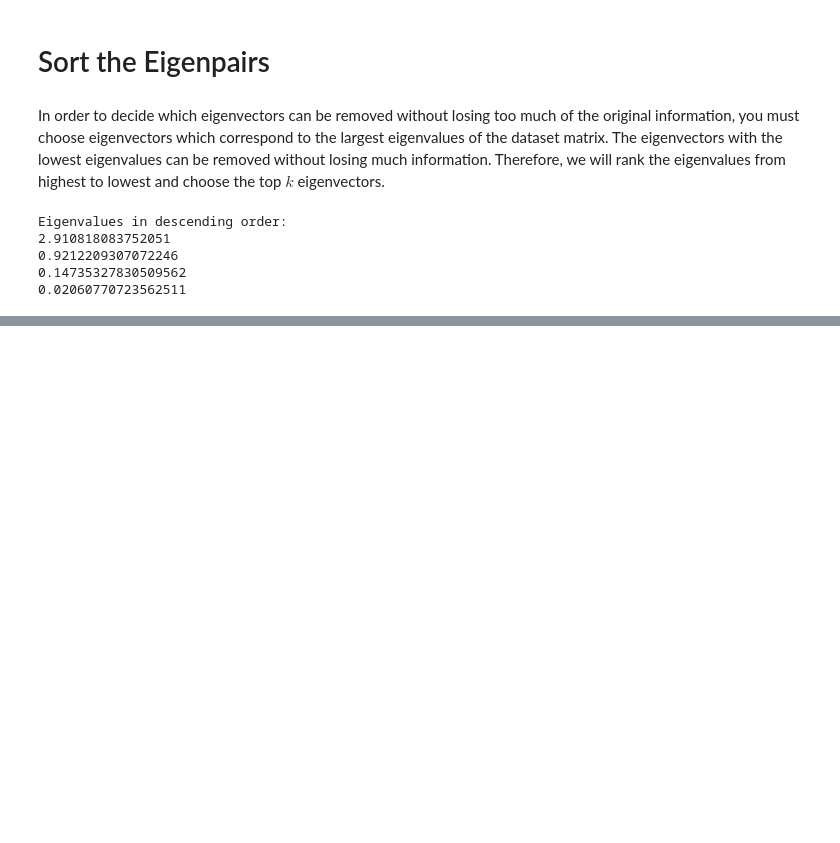
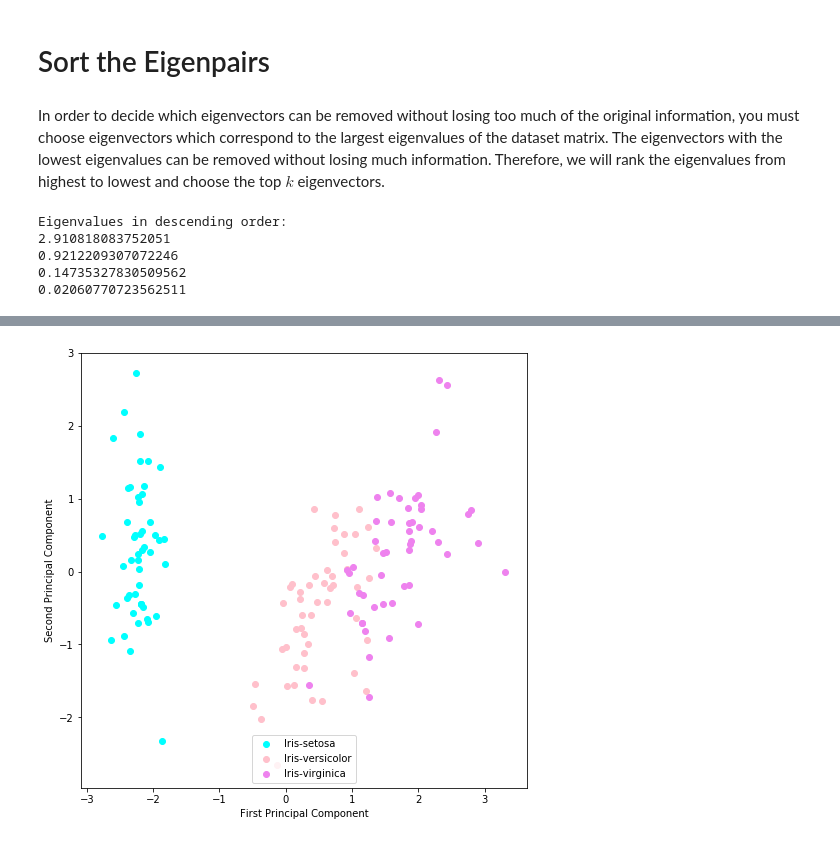
Before and after one commit to FlamingLlama/PCA_Essay_Iris, a Jupyter notebook: PCA_Iris.ipynb, the cells around one changed output, grey strips where cells are left out. Cells and saved outputs as stored; diff of their text form; code cells hidden in the pictures; blank space fills up the shorter version.

```diff
--- a/PCA_Iris.ipynb
+++ b/PCA_Iris.ipynb
@@ -100,0 +189,22 @@ Eigenvalues in descending order:
+# %%
+pca = PCA(n_components=2)
+Y_pca = pca.fit_transform(X_std)
+# %%
+with plt.style.context('seaborn-pastel'):
+    plt.figure(figsize=(8, 8))
+
+    classes = ['Iris-setosa', 'Iris-versicolor', 'Iris-virginica']
+    colors = ['cyan', 'pink', 'violet']
+    for lab, col in zip(classes, colors):
+        plt.scatter(Y_pca[y==lab, 0],
+                    Y_pca[y==lab, 1],
+                    label=lab,
+                    c=col)
+
+    plt.xlabel('First Principal Component')
+    plt.ylabel('Second Principal Component')
+    plt.legend(loc='lower center')
+
+    plt.show()
+# %% [output]
+[figure, added]
```
Also changed, not shown: parts of 16 cells of this notebook.
